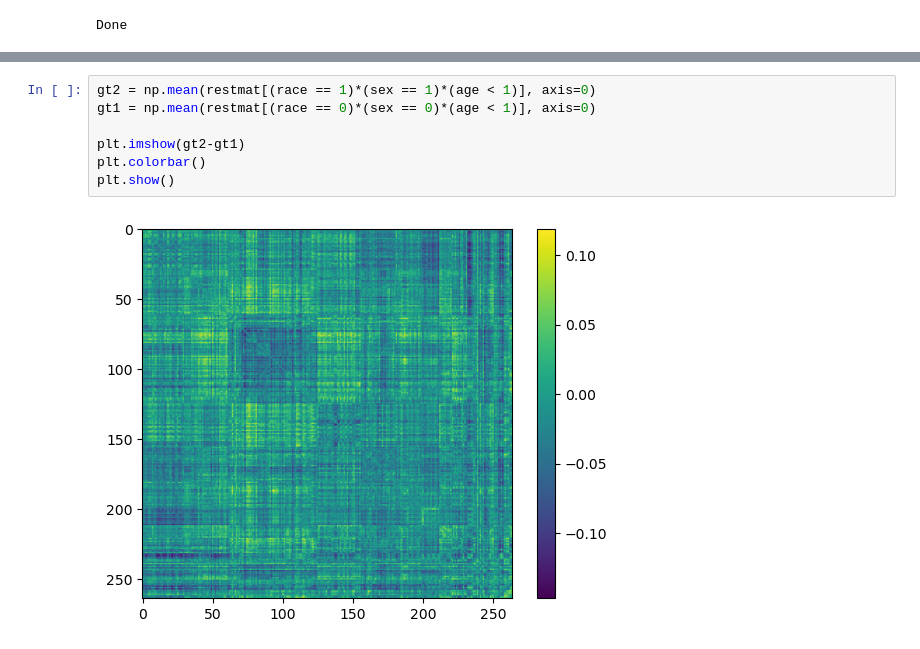
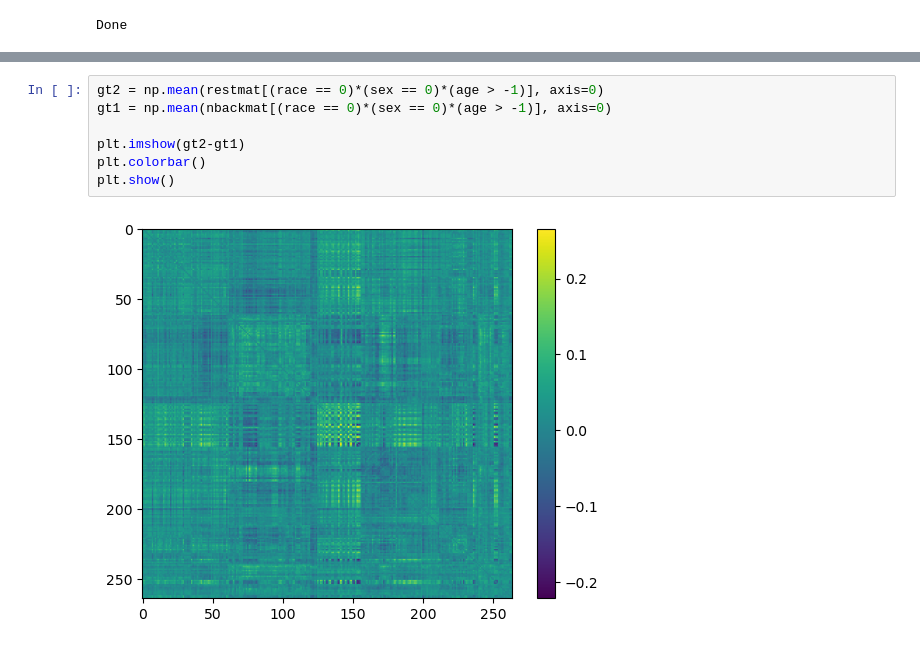
Before and after one commit to aorliche/PNC, a Jupyter notebook: ContrastiveLearningTwo/ContrastiveLearningTwo4VAE.ipynb, the cells around one changed output, grey strips where cells are left out. Drawn from its saved outputs; the diff is of its cells as text.

```diff
--- a/ContrastiveLearningTwo/ContrastiveLearningTwo4VAE.ipynb
+++ b/ContrastiveLearningTwo/ContrastiveLearningTwo4VAE.ipynb
@@ -318,9 +319,9 @@ plt.show()
 # %%
-gt2 = np.mean(restmat[(race == 1)*(sex == 1)*(age < 1)], axis=0)
-gt1 = np.mean(restmat[(race == 0)*(sex == 0)*(age < 1)], axis=0)
+gt2 = np.mean(restmat[(race == 0)*(sex == 0)*(age > -1)], axis=0)
+gt1 = np.mean(nbackmat[(race == 0)*(sex == 0)*(age > -1)], axis=0)
 
 plt.imshow(gt2-gt1)
 plt.colorbar()
 plt.show()
 # %% [output]
-[figure, old version]
+[figure, new version]
```
Also changed, not shown: parts of 5 cells of this notebook, 1 other file.
